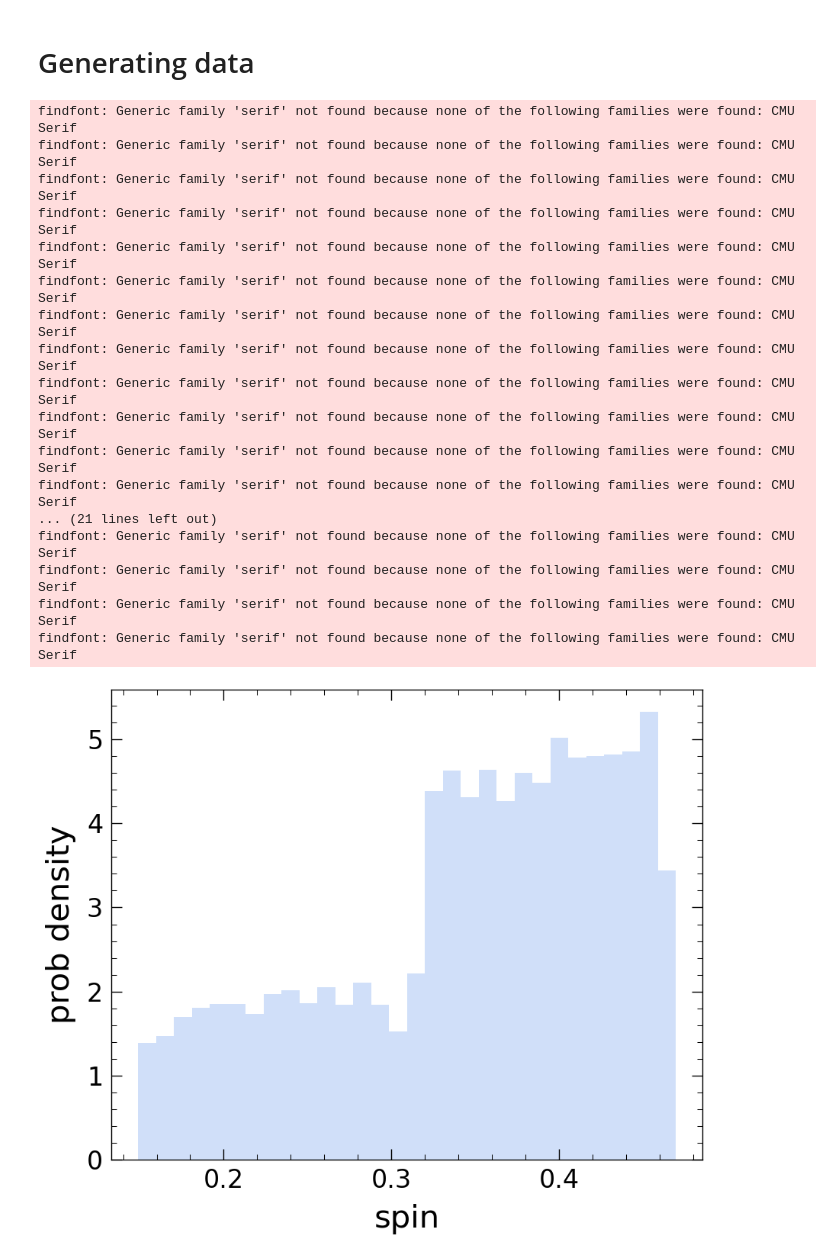
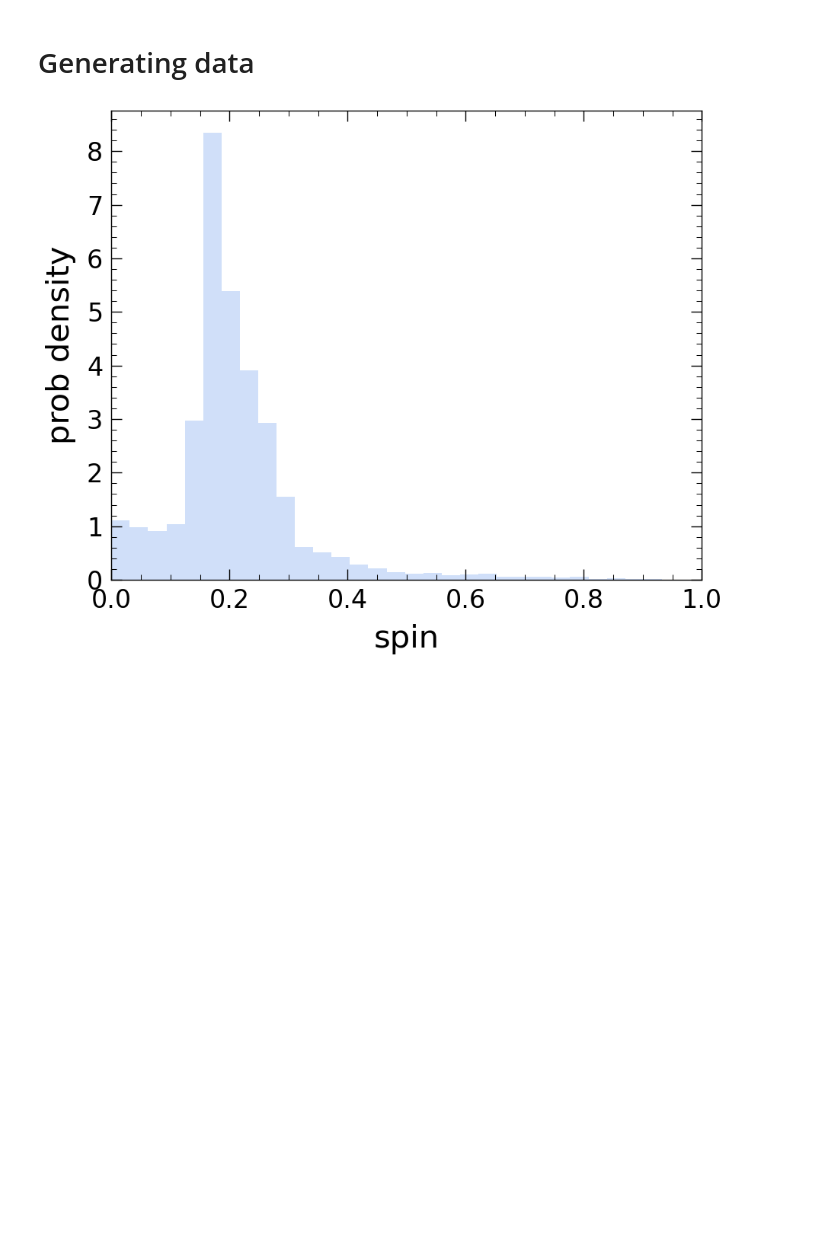
Before and after one commit to clwelch03/BH-superradiance, a Jupyter notebook: src/signal_injection.ipynb, the cells around one changed output. Saved outputs shown, nothing was run; the diff lists cells and outputs as text; code cells hidden in the pictures; blank space fills up the shorter version.

Commit message:
feat: accurate histogram in signal_injection.ipynb

```diff
--- a/src/signal_injection.ipynb
+++ b/src/signal_injection.ipynb
@@ -46,7 +39,6 @@ from matplotlib.ticker import AutoMinorLocator
 
 # Line styles
 import matplotlib as mpl
-#mpl.rcParams['lines.linewidth'] = 1.5
 mpl.rcParams['lines.linewidth'] = 2.0
 mpl.rcParams['lines.antialiased'] = True
 mpl.rcParams['lines.dashed_pattern'] = 2.8, 1.5
@@ -60,9 +52,9 @@ mpl.rcParams['axes.prop_cycle'] = cycler('color',['cornflowerblue','forestgreen'
 
 
 # Fonts
-mpl.rcParams['font.family'] = 'serif'
-mpl.rcParams['font.serif'] = 'CMU Serif'
-mpl.rcParams['font.sans-serif'] = 'CMU Sans Serif, DejaVu Sans, Bitstream Vera Sans, Lucida Grande, Verdana, Geneva, Lucid, Arial, Helvetica, Avant Garde, sans-serif'
+# mpl.rcParams['font.family'] = 'serif'
+# mpl.rcParams['font.serif'] = 'CMU Serif'
+# mpl.rcParams['font.sans-serif'] = 'CMU Sans Serif, DejaVu Sans, Bitstream Vera Sans, Lucida Grande, Verdana, Geneva, Lucid, Arial, Helvetica, Avant Garde, sans-serif'
 # mpl.rcParams['text.usetex'] = True
 
 # Axes
@@ -95,7 +87,7 @@ mpl.rcParams['ytick.minor.visible'] = True
 mpl.rcParams['legend.fontsize'] = 18
 mpl.rcParams['legend.frameon'] = True
 mpl.rcParams['legend.framealpha'] = 0.8
-#mpl.rcParams['legend.edgecolor'] = 'black'
+mpl.rcParams['legend.edgecolor'] = 'black'
 mpl.rcParams['legend.fancybox'] = True
 mpl.rcParams['legend.borderpad'] = 0.4 # border whitespace
 mpl.rcParams['legend.labelspacing'] = 0.5 # the vertical space between the legend entries
@@ -137,7 +129,7 @@ BH_initial_spins = np.random.uniform(0, 1, N_black_holes)
 BH_uniform = np.random.uniform(0, 1, N_black_holes)
 MIN_BH_MASS = 5.0 * sr.M_SOL_TO_GEOMETRIC
 MAX_BH_MASS = 50.0 * sr.M_SOL_TO_GEOMETRIC
-EXPONENT = 1.35
+EXPONENT = -1.35
 BH_masses = ( (MAX_BH_MASS**EXPONENT - MIN_BH_MASS**EXPONENT)*BH_uniform + MIN_BH_MASS**EXPONENT) ** (1.0/EXPONENT)
 
 # Generate spins based on
@@ -145,31 +137,13 @@ final_BH_spins = np.array([sr.final_BH_spin(AXION_GEOMETRIC_MASS, BH_masses[i],
 # %%
 # Plot
 plt.figure(figsize=(10,8))
-#plt.plot(x, density_1, label='KDE')
+
 plt.hist(final_BH_spins, bins=30, density=True, alpha=0.3)
-plt.xlabqel('spin')
+plt.xlim((0, 1))
+plt.xlabel('spin')
 plt.ylabel('prob density')
-#plt.title('KDE of LIGO spin_mag posterior, BH 1')
-#plt.text(0.8, 0.55, r"MC 121", transform=plt.gca().transAxes,ha='right', va='top', fontsize=20)
 
 #plt.legend()
 plt.show()
 # %% [output]
-findfont: Generic family 'serif' not found because none of the following families were found: CMU Serif
-findfont: Generic family 'serif' not found because none of the following families were found: CMU Serif
-findfont: Generic family 'serif' not found because none of the following families were found: CMU Serif
-findfont: Generic family 'serif' not found because none of the following families were found: CMU Serif
-findfont: Generic family 'serif' not found because none of the following families were found: CMU Serif
-findfont: Generic family 'serif' not found because none of the following families were found: CMU Serif
-findfont: Generic family 'serif' not found because none of the following families were found: CMU Serif
-findfont: Generic family 'serif' not found because none of the following families were found: CMU Serif
-findfont: Generic family 'serif' not found because none of the following families were found: CMU Serif
-findfont: Generic family 'serif' not found because none of the following families were found: CMU Serif
-findfont: Generic family 'serif' not found because none of the following families were found: CMU Serif
-findfont: Generic family 'serif' not found because none of the following families were found: CMU Serif
-... (21 lines left out)
-findfont: Generic family 'serif' not found because none of the following families were found: CMU Serif
-findfont: Generic family 'serif' not found because none of the following families were found: CMU Serif
-findfont: Generic family 'serif' not found because none of the following families were found: CMU Serif
-findfont: Generic family 'serif' not found because none of the following families were found: CMU Serif
-[figure, old version]
+[figure, new version]
```
Also changed, not shown: parts of 1 cell of this notebook, 1 other file.
